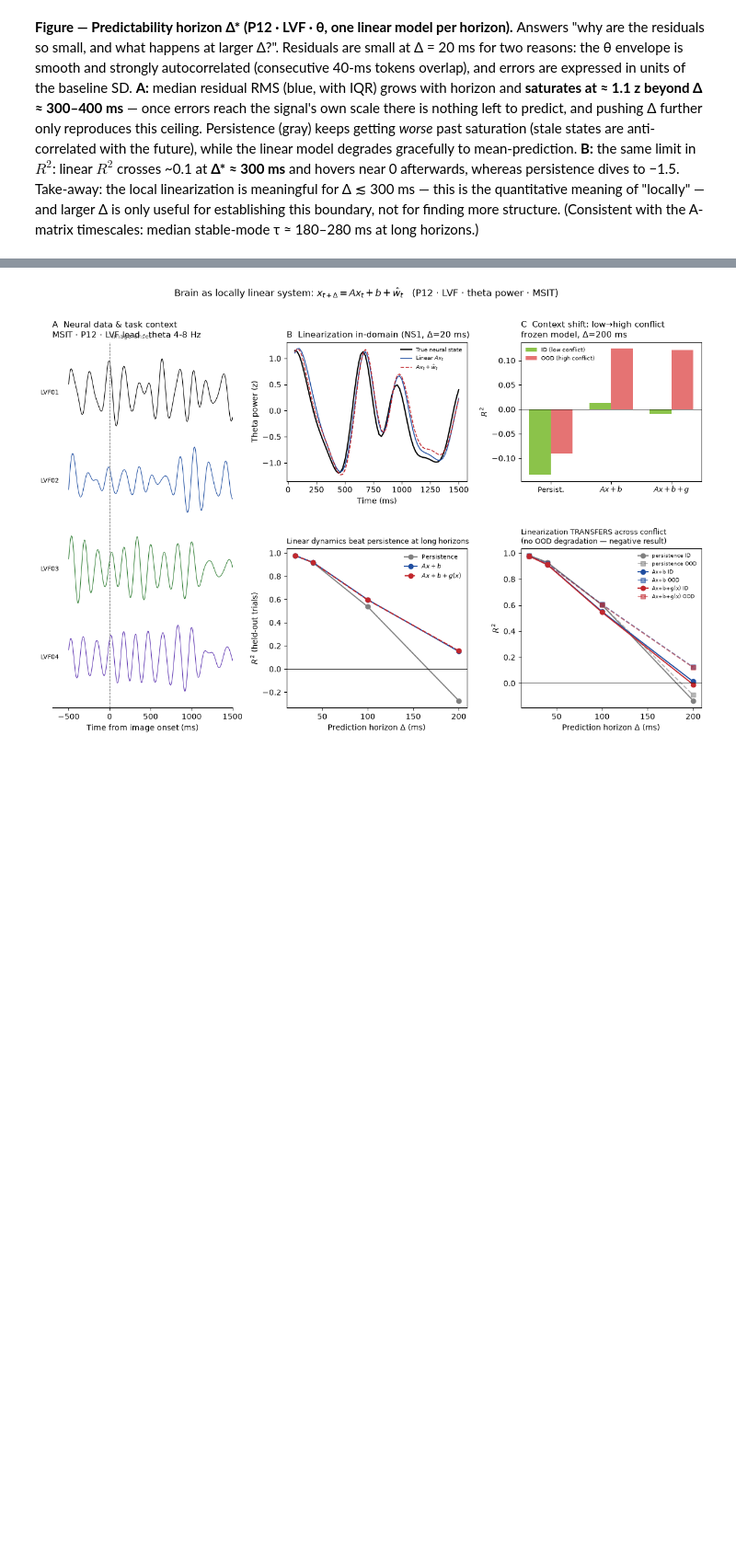
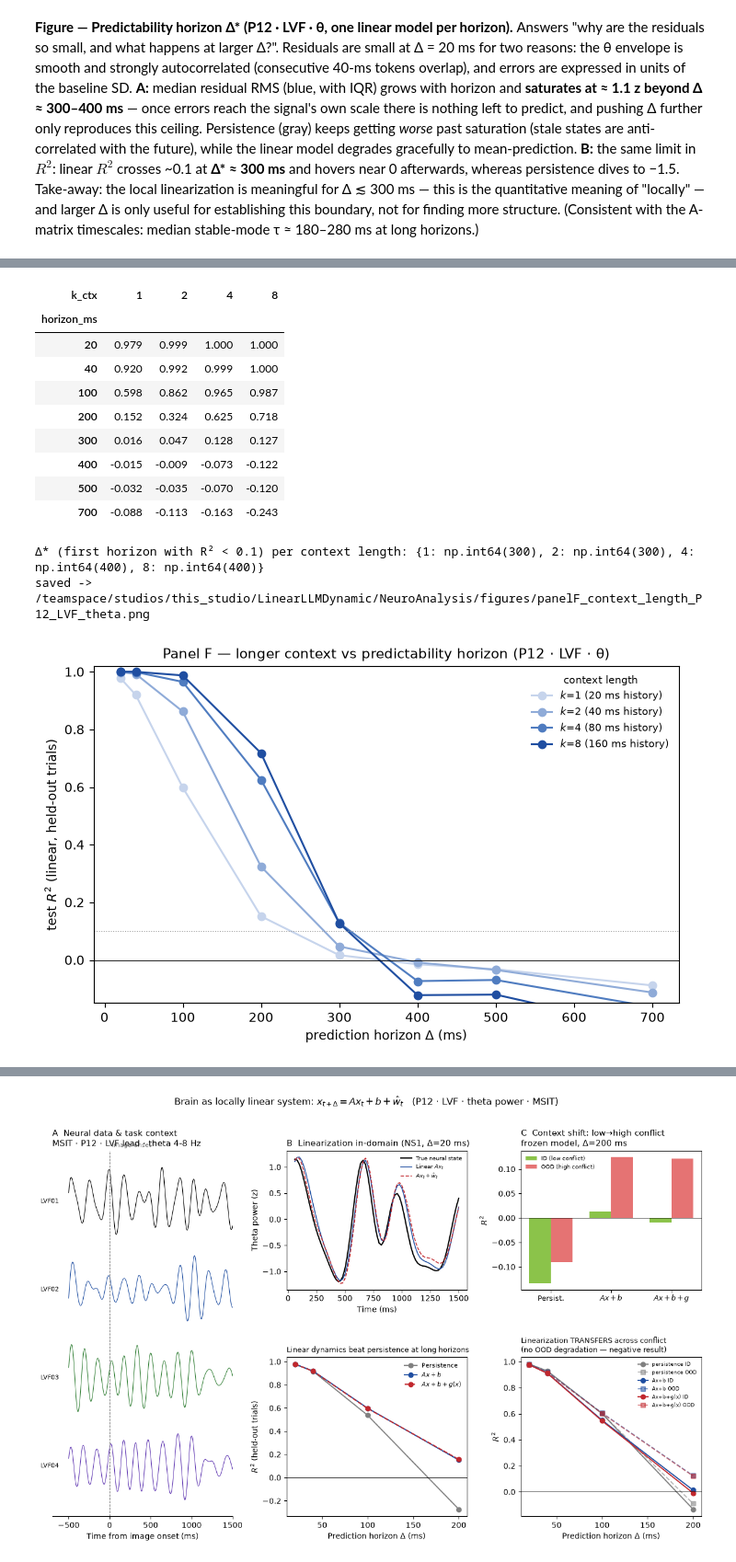
Before and after one commit to rgs2151/controller, a Jupyter notebook: NeuroAnalysis/brain_local_linearization.ipynb, the cells around one changed output, grey strips where cells are left out. Shown at 92% size. Drawn from its saved outputs; the diff is of its cells as text; code cells hidden in the pictures; blank space fills up the shorter version.

```diff
--- a/NeuroAnalysis/brain_local_linearization.ipynb
+++ b/NeuroAnalysis/brain_local_linearization.ipynb
@@ -1358,0 +1471,65 @@ saved -> /teamspace/studios/this_studio/LinearLLMDynamic/NeuroAnalysis/figures/p
+# %%
+# ---------- Panel F: effect of long context (stack k past tokens as the state) ----------
+# Order-k linear model: x_{t+h} = W [x_t; x_{t-1}; ...; x_{t-k+1}] + b.
+# k tokens at 20-ms stride ~= 20*k ms of history (tokens themselves are 40-ms windows).
+def make_pairs_ctx(z, h_steps, k_ctx):
+    """Context-stacked pairs. X: (pairs, ch*k_ctx) with most recent token first."""
+    T = z.shape[1]
+    Xs = [z[:, k_ctx - 1 - j:T - h_steps - j, :] for j in range(k_ctx)]   # j=0 most recent
+    X = np.concatenate(Xs, axis=-1).reshape(-1, z.shape[-1] * k_ctx)
+    Y = z[:, k_ctx - 1 + h_steps:, :].reshape(-1, z.shape[-1])
+    return X, Y
+
+ks_F = [1, 2, 4, 8]                     # 20 / 40 / 80 / 160 ms of history
+h_F = [20, 40, 100, 200, 300, 400, 500, 700]
+rows_F = []
+for k_ctx in ks_F:
+    for h_ms in h_F:
+        hsF = h_ms // TOKEN_STRIDE_MS
+        XtF, YtF = make_pairs_ctx(z_r[tr], hsF, k_ctx)
+        XvF, YvF = make_pairs_ctx(z_r[va], hsF, k_ctx)
+        XiF, YiF = make_pairs_ctx(z_r[te], hsF, k_ctx)
+        A_F, b_F, _ = fit_ridge(XtF, YtF, XvF, YvF)
+        rows_F.append(dict(k_ctx=k_ctx, horizon_ms=h_ms,
+                           R2=pop_r2(YiF, ridge_predict(A_F, b_F, XiF))))
+ctx_F = pd.DataFrame(rows_F)
+ctx_F.to_csv(RESULTS_DIR / "panelF_context_length_LVF_theta.csv", index=False)
+pivot_F = ctx_F.pivot(index="horizon_ms", columns="k_ctx", values="R2")
+display(pivot_F.round(3))
+
+# Δ* per context length (first horizon with R^2 < 0.1)
+dstar_F = {k: (pivot_F.index[pivot_F[k] < 0.1][0] if (pivot_F[k] < 0.1).any() else np.nan)
+           for k in ks_F}
+print("Δ* (first horizon with R² < 0.1) per context length:", dstar_F)
+
+fig, axF = plt.subplots(figsize=(7.2, 4.6))
+shades_F = ["#c6d4ec", "#8fabd8", "#4f7cc0", COLOR_LINEAR]
+for k_ctx, colF in zip(ks_F, shades_F):
+    axF.plot(pivot_F.index, pivot_F[k_ctx], "o-", color=colF,
+             label=f"$k$={k_ctx} ({20*k_ctx} ms history)")
+axF.axhline(0, color="k", lw=0.6)
+axF.axhline(0.1, color="0.6", lw=0.7, ls=":")
+axF.set_xlabel("prediction horizon $\\Delta$ (ms)")
+axF.set_ylabel("test $R^2$ (linear, held-out trials)")
+axF.set_ylim(-0.15, 1.02)
+axF.legend(fontsize=8, frameon=False, title="context length", title_fontsize=8)
+axF.set_title("Panel F — longer context vs predictability horizon (P12 · LVF · θ)", fontsize=11)
+fig.tight_layout()
+for ext in ("png", "pdf"):
+    fig.savefig(FIG_DIR / f"panelF_context_length_P12_LVF_theta.{ext}", dpi=200, bbox_inches="tight")
+print("saved ->", FIG_DIR / "panelF_context_length_P12_LVF_theta.png")
+plt.show()
+# %% [output]
+| k_ctx | 1 | 2 | 4 | 8 |
+| horizon_ms |  |  |  |  |
+| 20 | 0.979 | 0.999 | 1.000 | 1.000 |
+| 40 | 0.920 | 0.992 | 0.999 | 1.000 |
+| 100 | 0.598 | 0.862 | 0.965 | 0.987 |
+| 200 | 0.152 | 0.324 | 0.625 | 0.718 |
+| 300 | 0.016 | 0.047 | 0.128 | 0.127 |
+| 400 | -0.015 | -0.009 | -0.073 | -0.122 |
+| 500 | -0.032 | -0.035 | -0.070 | -0.120 |
+| 700 | -0.088 | -0.113 | -0.163 | -0.243 |
+Δ* (first horizon with R² < 0.1) per context length: {1: np.int64(300), 2: np.int64(300), 4: np.int64(400), 8: np.int64(400)}
+saved -> /teamspace/studios/this_studio/LinearLLMDynamic/NeuroAnalysis/figures/panelF_context_length_P12_LVF_theta.png
+[figure, added]
```
Also changed, not shown: parts of 6 cells of this notebook, 9 other files.
